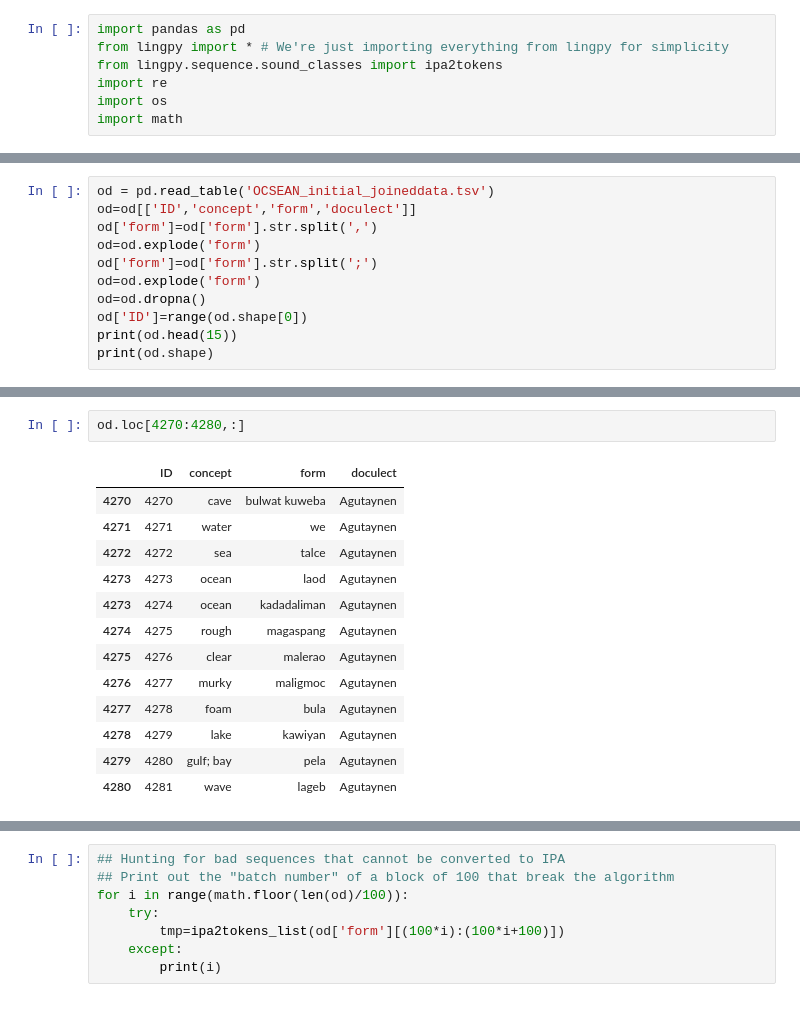
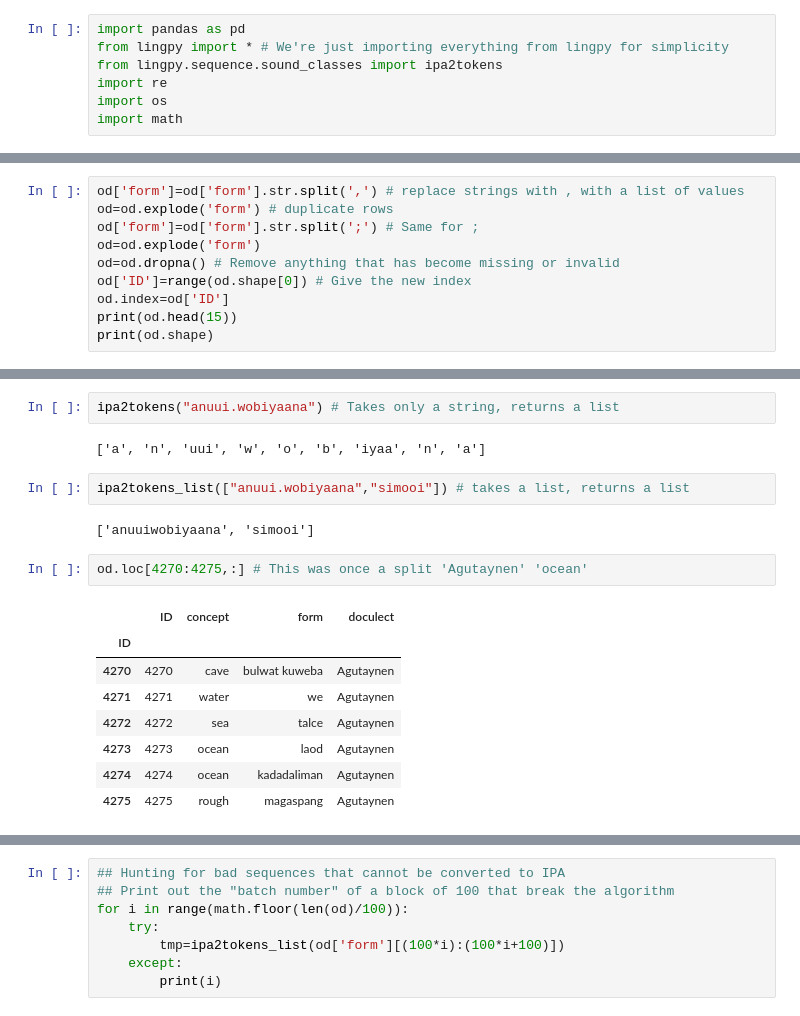
Before and after one commit to danjlawson/ocseanworkshop2025, a Jupyter notebook: lingpy_ocsean_data.ipynb, the cells around one changed output, grey strips where cells are left out. Saved outputs shown, nothing was run; the diff lists cells and outputs as text.

```diff
--- a/lingpy_ocsean_data.ipynb
+++ b/lingpy_ocsean_data.ipynb
@@ -35,12 +122,11 @@ def check(od, symbol, reportok=False):
 # %%
-od = pd.read_table('OCSEAN_initial_joineddata.tsv')
-od=od[['ID','concept','form','doculect']]
-od['form']=od['form'].str.split(',')
+od['form']=od['form'].str.split(',') # replace strings with , with a list of values
+od=od.explode('form') # duplicate rows
+od['form']=od['form'].str.split(';') # Same for ;
 od=od.explode('form')
-od['form']=od['form'].str.split(';')
-od=od.explode('form')
-od=od.dropna()
-od['ID']=range(od.shape[0])
+od=od.dropna() # Remove anything that has become missing or invalid
+od['ID']=range(od.shape[0]) # Give the new index
+od.index=od['ID']
 print(od.head(15))
 print(od.shape)
 # %% [output]
@@ -64,16 +165,19 @@ print(od.shape)
+# %%
+ipa2tokens("anuui.wobiyaana") # Takes only a string, returns a list
+# %% [output]
+['a', 'n', 'uui', 'w', 'o', 'b', 'iyaa', 'n', 'a']
+# %%
+ipa2tokens_list(["anuui.wobiyaana","simooi"]) # takes a list, returns a list
+# %% [output]
+['anuuiwobiyaana', 'simooi']
 # %%
-od.loc[4270:4280,:]
+od.loc[4270:4275,:] # This was once a split 'Agutaynen' 'ocean'
 # %% [output]
 |  | ID | concept | form | doculect |
+| ID |  |  |  |  |
 | 4270 | 4270 | cave | bulwat kuweba | Agutaynen |
 | 4271 | 4271 | water | we | Agutaynen |
 | 4272 | 4272 | sea | talce | Agutaynen |
 | 4273 | 4273 | ocean | laod | Agutaynen |
-| 4273 | 4274 | ocean | kadadaliman | Agutaynen |
-| 4274 | 4275 | rough | magaspang | Agutaynen |
-| 4275 | 4276 | clear | malerao | Agutaynen |
-| 4276 | 4277 | murky | maligmoc | Agutaynen |
-| 4277 | 4278 | foam | bula | Agutaynen |
-| 4278 | 4279 | lake | kawiyan | Agutaynen |
-| 4279 | 4280 | gulf; bay | pela | Agutaynen |
-| 4280 | 4281 | wave | lageb | Agutaynen |
+| 4274 | 4274 | ocean | kadadaliman | Agutaynen |
+| 4275 | 4275 | rough | magaspang | Agutaynen |
```
Also changed, not shown: parts of 41 cells of this notebook, 2 other files.
